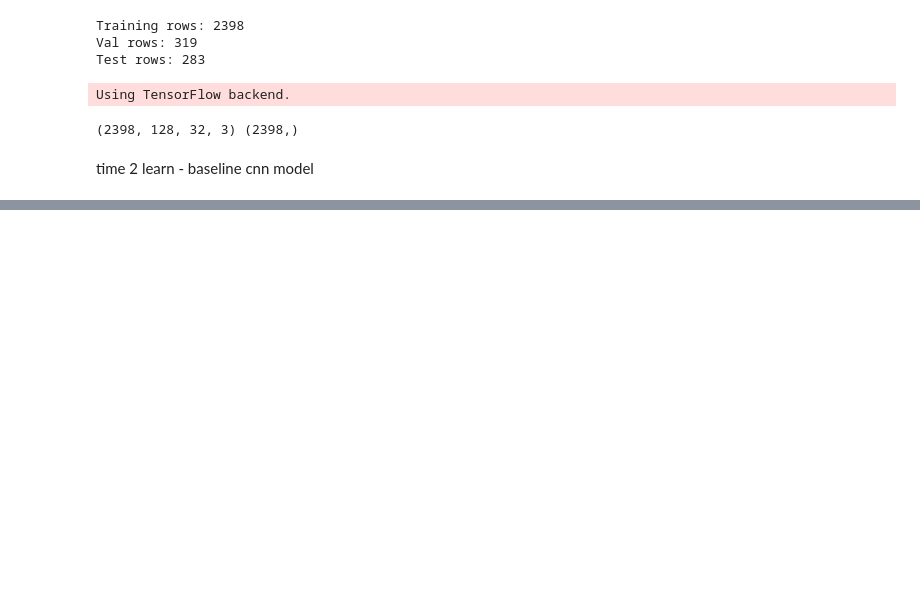
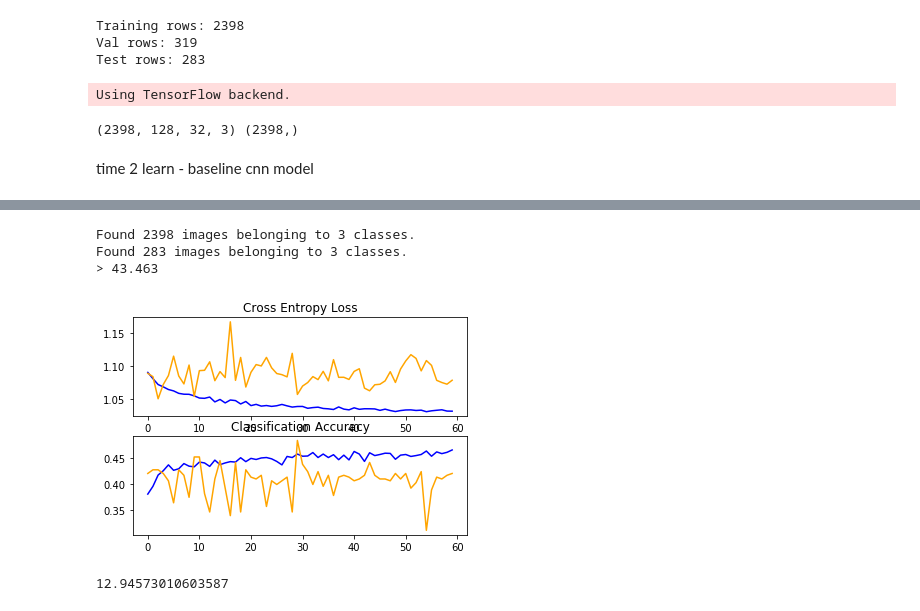
Before and after one commit to gdso-math/math-stack, a Jupyter notebook: notebooks/cv_model_1.ipynb, the cells around one changed output, grey strips where cells are left out. Drawn from its saved outputs; the diff is of its cells as text; code cells hidden in the pictures; blank space fills up the shorter version.

```diff
--- a/notebooks/cv_model_1.ipynb
+++ b/notebooks/cv_model_1.ipynb
@@ -203,0 +182,2 @@ KeyError: 'acc'
+# %%
+base_model = VGG16(weights='imagenet', include_top=False, input_shape=(128, 32, 3)) #pooling?
@@ -203,0 +187,27 @@ KeyError: 'acc'
+# %%
+start = time.time()
+
+# create data generator
+datagen = ImageDataGenerator(rescale=1.0/255.0)
+# prepare iterators
+train_it = datagen.flow_from_directory('../data/CV/train/',
+    class_mode='sparse', batch_size=20, target_size=(128, 32))
+test_it = datagen.flow_from_directory('../data/CV/test/',
+    class_mode='sparse', batch_size=20, target_size=(128, 32))
+# fit model
+history = base_model.fit_generator(train_it, steps_per_epoch=len(train_it),
+    validation_data=test_it, validation_steps=len(test_it), epochs=20, verbose=0)
+# evaluate model
+_, acc = base_model.evaluate_generator(train_it, steps=len(train_it), verbose=0)
+print('> %.3f' % (acc * 100.0))
+# learning curves
+summarize_diagnostics(history)
+
+end = time.time()
+print((end-start)/60.0)
+# %% [output]
+Found 2398 images belonging to 3 classes.
+Found 283 images belonging to 3 classes.
+> 43.463
+[figure, added]
+12.94573010603587
```
Also changed, not shown: parts of 11 cells of this notebook.
